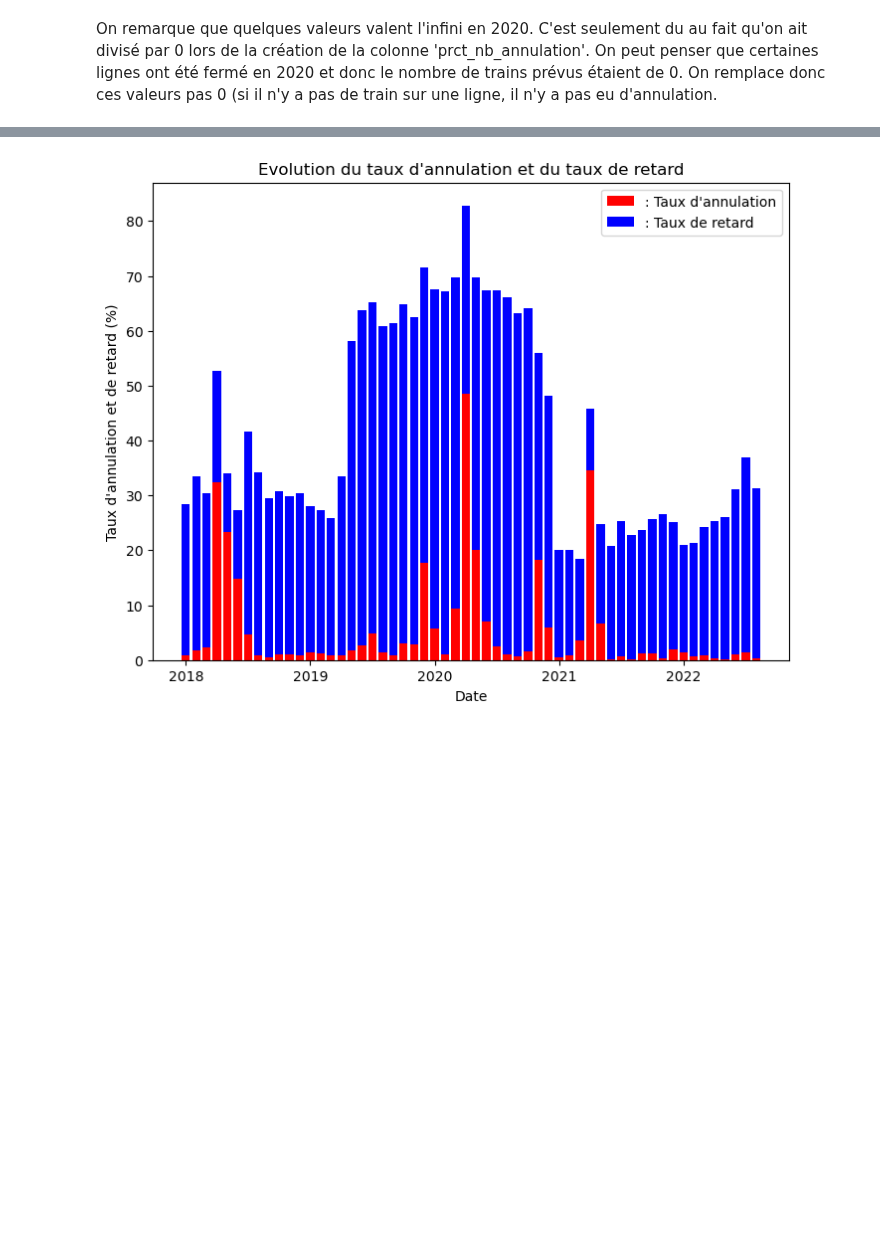
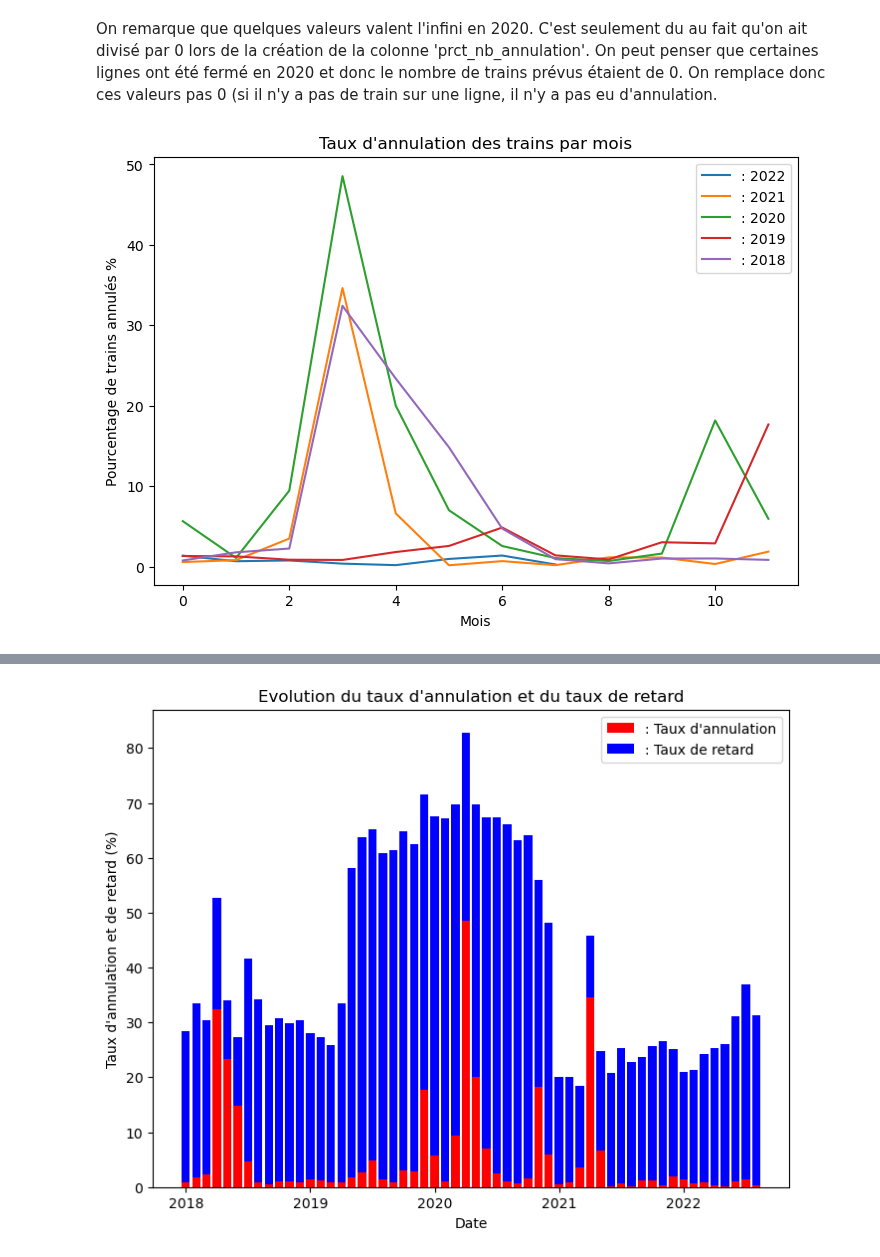
Before and after one commit to DiegoRenaud/Exercice, a Jupyter notebook: Analyse_retards.ipynb, the cells around one changed output, grey strips where cells are left out. Cells and saved outputs as stored; diff of their text form; code cells hidden in the pictures; blank space fills up the shorter version.

```diff
--- a/Analyse_retards.ipynb
+++ b/Analyse_retards.ipynb
@@ -149,7 +149,21 @@ for i in range(12):
 # %%
 df_annu_2022 = df_retards.loc[(df_retards['annee'] == 2022),['prct_nb_annulation','mois']]
 A_2022 = []
 for i in range(8):
     df = df_annu_2022.loc[(df_annu_2022['mois'] == i+1),['prct_nb_annulation']]
     x = np.mean(df['prct_nb_annulation'])
     A_2022.append(x)
+
+fig, ax = plt.subplots(figsize=(7, 5), layout='constrained')
+ax.plot(A_2022, label=': 2022')
+ax.plot(A_2021, label=': 2021')
+ax.plot(A_2020, label=': 2020')
+ax.plot(A_2019, label=': 2019')
+ax.plot(A_2018, label=': 2018')
+ax.set_xlabel('Mois')
+ax.set_ylabel('Pourcentage de trains annulés %')
+ax.set_title("Taux d\'annulation des trains par mois")
+ax.legend()
+plt.show()
+# %% [output]
+[figure, added]
```
Also changed, not shown: parts of 43 cells of this notebook.
